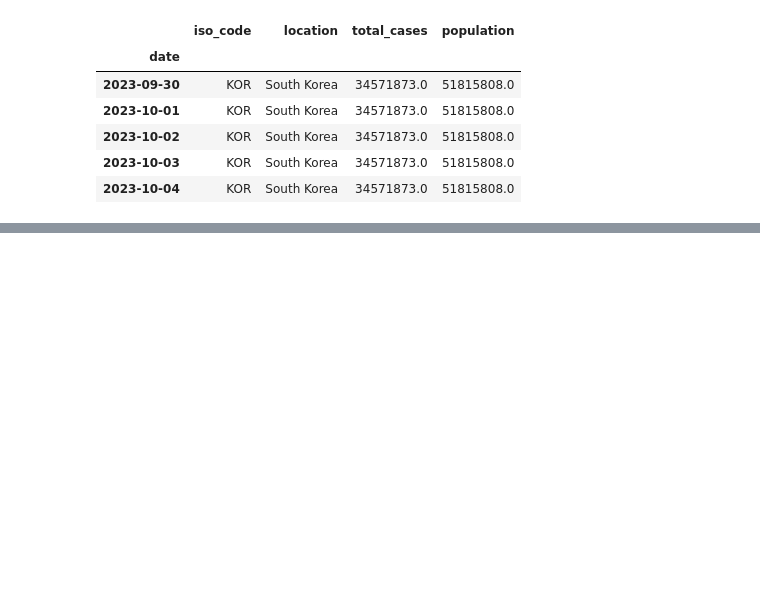
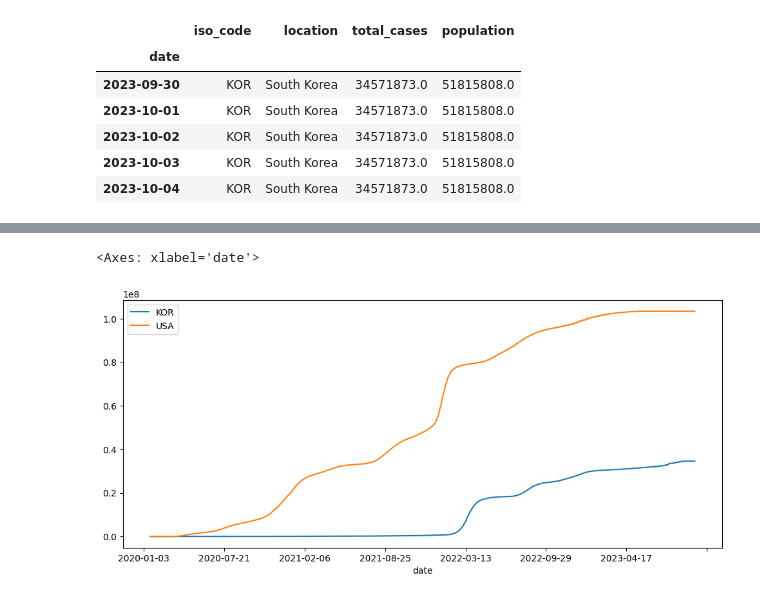
Before and after one commit to layla-focalors/AColab_Github_data_processing, a Jupyter notebook: Covid_Anayze.ipynb, the cells around one changed output, grey strips where cells are left out. Saved outputs shown, nothing was run; the diff lists cells and outputs as text; code cells hidden in the pictures; blank space fills up the shorter version.

```diff
--- a/Covid_Anayze.ipynb
+++ b/Covid_Anayze.ipynb
@@ -149,0 +167,8 @@ usa_df
+# %%
+import pandas as pd
+final_df = pd.DataFrame({
+    'KOR' : kor_cases,
+    'USA' : usa_cases
+}, index=kor_df.index)
+# 서로 같은 날짜를 기준으로 그룹화
+final_df
@@ -149,0 +190,5 @@ usa_df
+# %%
+final_df.plot.line(figsize=(12, 5))
+# %% [output]
+<Axes: xlabel='date'>
+[figure, added]
```
Also changed, not shown: parts of 12 cells of this notebook.
